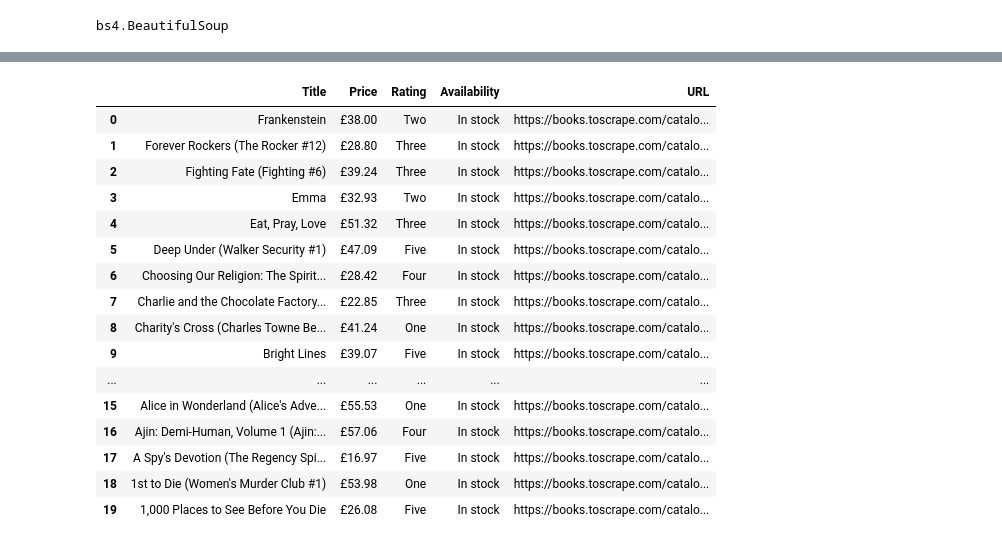
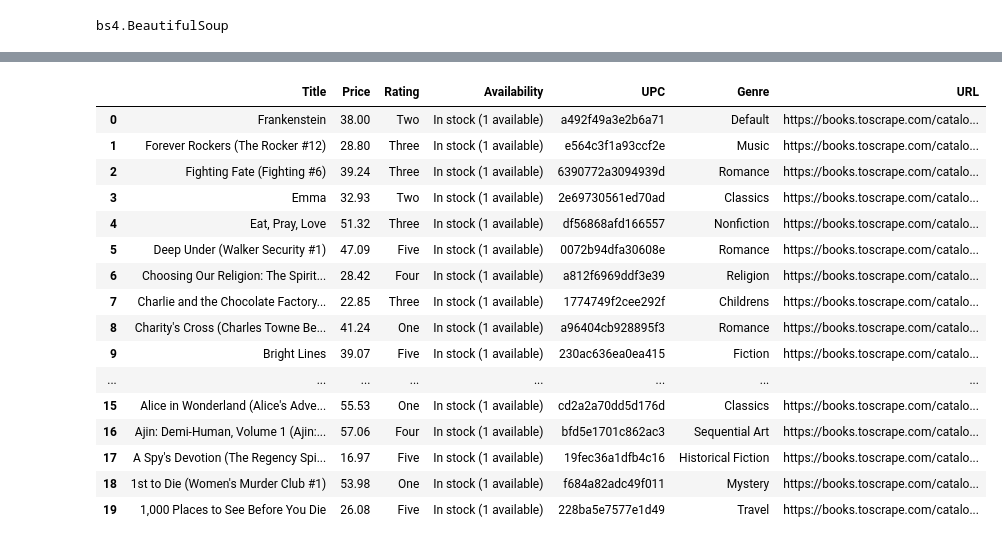
Before and after one commit to SheryllD/lab-web-scraping, a Jupyter notebook: main(DONE).ipynb, the cells around one changed output, grey strips where cells are left out. Cells and saved outputs as stored; diff of their text form; code cells hidden in the pictures.

Commit message:
added UPC and Genre

```diff
--- a/main(DONE).ipynb
+++ b/main(DONE).ipynb
@@ -127,6 +159,7 @@ Rating = []
 Genre = []
 Availability = []
 Description = []
+URLs = []
 
 base_url = "https://books.toscrape.com/catalogue/"
 
@@ -238,28 +289,30 @@ Price
 # %%
 # Creating a dataframe from the lists
 df_list = pd.DataFrame({
-    "Title": Title,
-    "Price": Price,
-    "Rating": Rating,
-    "Availability": Availability,
-    "URL": [f"https://books.toscrape.com/catalogue/{book.find('h3').a['href'].replace('../../', '')}" for book in all_books]
+  "Title": Title,
+  "Price": Price,
+  "Rating": Rating,
+  "Availability": Availability,
+  "UPC": UPC,
+  "Genre": Genre,
+  "URL": [f"https://books.toscrape.com/catalogue/{book.find('h3').a['href'].replace('../../', '')}" for book in all_books]
 })
 df_list
 # %% [output]
-|  | Title | Price | Rating | Availability | URL |
-| 0 | Frankenstein | £38.00 | Two | In stock | https://books.toscrape.com/catalo... |
-| 1 | Forever Rockers (The Rocker #12) | £28.80 | Three | In stock | https://books.toscrape.com/catalo... |
-| 2 | Fighting Fate (Fighting #6) | £39.24 | Three | In stock | https://books.toscrape.com/catalo... |
-| 3 | Emma | £32.93 | Two | In stock | https://books.toscrape.com/catalo... |
-| 4 | Eat, Pray, Love | £51.32 | Three | In stock | https://books.toscrape.com/catalo... |
-| 5 | Deep Under (Walker Security #1) | £47.09 | Five | In stock | https://books.toscrape.com/catalo... |
-| 6 | Choosing Our Religion: The Spirit... | £28.42 | Four | In stock | https://books.toscrape.com/catalo... |
-| 7 | Charlie and the Chocolate Factory... | £22.85 | Three | In stock | https://books.toscrape.com/catalo... |
-| 8 | Charity's Cross (Charles Towne Be... | £41.24 | One | In stock | https://books.toscrape.com/catalo... |
-| 9 | Bright Lines | £39.07 | Five | In stock | https://books.toscrape.com/catalo... |
-| ... | ... | ... | ... | ... | ... |
-| 15 | Alice in Wonderland (Alice's Adve... | £55.53 | One | In stock | https://books.toscrape.com/catalo... |
-| 16 | Ajin: Demi-Human, Volume 1 (Ajin:... | £57.06 | Four | In stock | https://books.toscrape.com/catalo... |
-| 17 | A Spy's Devotion (The Regency Spi... | £16.97 | Five | In stock | https://books.toscrape.com/catalo... |
-| 18 | 1st to Die (Women's Murder Club #1) | £53.98 | One | In stock | https://books.toscrape.com/catalo... |
-| 19 | 1,000 Places to See Before You Die | £26.08 | Five | In stock | https://books.toscrape.com/catalo... |
+|  | Title | Price | Rating | Availability | UPC | Genre | URL |
+| 0 | Frankenstein | 38.00 | Two | In stock (1 available) | a492f49a3e2b6a71 | Default | https://books.toscrape.com/catalo... |
+| 1 | Forever Rockers (The Rocker #12) | 28.80 | Three | In stock (1 available) | e564c3f1a93ccf2e | Music | https://books.toscrape.com/catalo... |
+| 2 | Fighting Fate (Fighting #6) | 39.24 | Three | In stock (1 available) | 6390772a3094939d | Romance | https://books.toscrape.com/catalo... |
+| 3 | Emma | 32.93 | Two | In stock (1 available) | 2e69730561ed70ad | Classics | https://books.toscrape.com/catalo... |
+| 4 | Eat, Pray, Love | 51.32 | Three | In stock (1 available) | df56868afd166557 | Nonfiction | https://books.toscrape.com/catalo... |
+| 5 | Deep Under (Walker Security #1) | 47.09 | Five | In stock (1 available) | 0072b94dfa30608e | Romance | https://books.toscrape.com/catalo... |
+| 6 | Choosing Our Religion: The Spirit... | 28.42 | Four | In stock (1 available) | a812f6969ddf3e39 | Religion | https://books.toscrape.com/catalo... |
+| 7 | Charlie and the Chocolate Factory... | 22.85 | Three | In stock (1 available) | 1774749f2cee292f | Childrens | https://books.toscrape.com/catalo... |
+| 8 | Charity's Cross (Charles Towne Be... | 41.24 | One | In stock (1 available) | a96404cb928895f3 | Romance | https://books.toscrape.com/catalo... |
+| 9 | Bright Lines | 39.07 | Five | In stock (1 available) | 230ac636ea0ea415 | Fiction | https://books.toscrape.com/catalo... |
+| ... | ... | ... | ... | ... | ... | ... | ... |
+| 15 | Alice in Wonderland (Alice's Adve... | 55.53 | One | In stock (1 available) | cd2a2a70dd5d176d | Classics | https://books.toscrape.com/catalo... |
+| 16 | Ajin: Demi-Human, Volume 1 (Ajin:... | 57.06 | Four | In stock (1 available) | bfd5e1701c862ac3 | Sequential Art | https://books.toscrape.com/catalo... |
+| 17 | A Spy's Devotion (The Regency Spi... | 16.97 | Five | In stock (1 available) | 19fec36a1dfb4c16 | Historical Fiction | https://books.toscrape.com/catalo... |
+| 18 | 1st to Die (Women's Murder Club #1) | 53.98 | One | In stock (1 available) | f684a82adc49f011 | Mystery | https://books.toscrape.com/catalo... |
+| 19 | 1,000 Places to See Before You Die | 26.08 | Five | In stock (1 available) | 228ba5e7577e1d49 | Travel | https://books.toscrape.com/catalo... |
```
Also changed, not shown: parts of 6 cells of this notebook.
